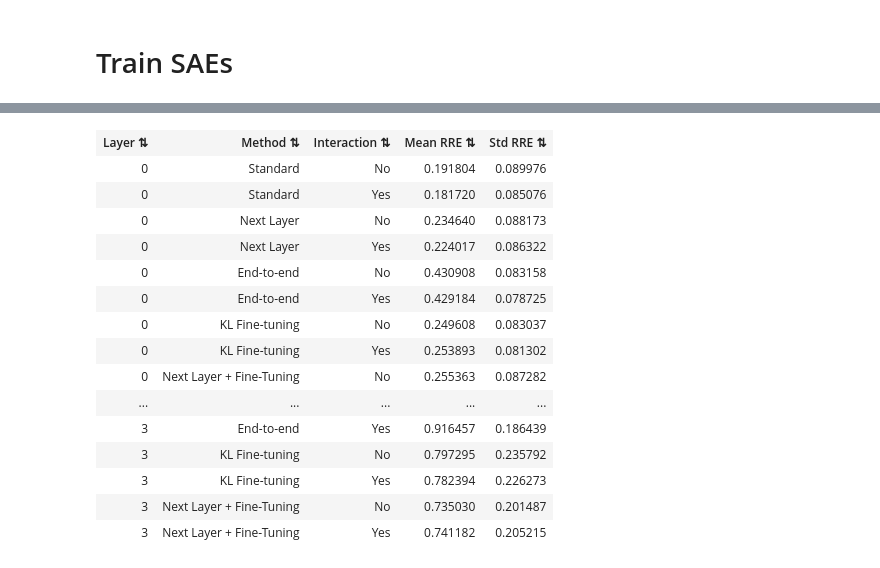
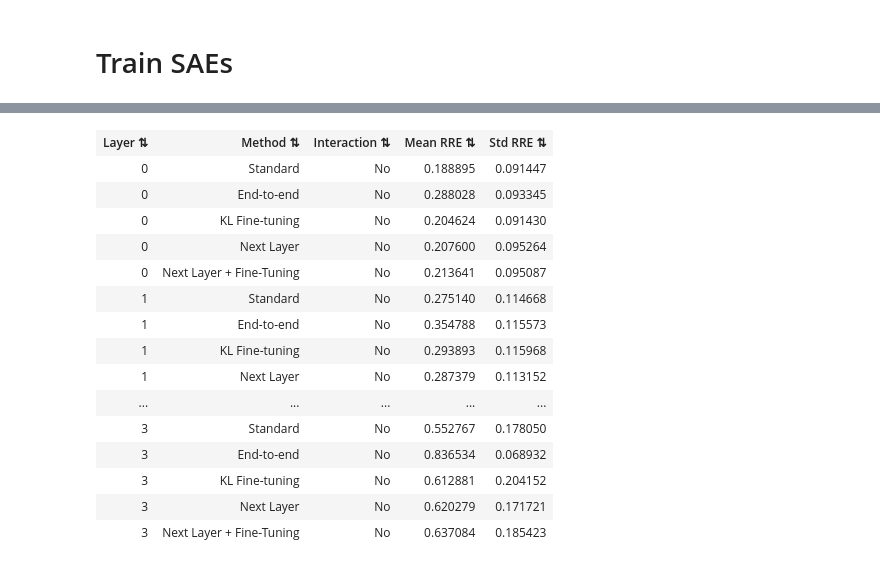
Before and after one commit to evan-lloyd/mechinterp-experiments, a Jupyter notebook: tiny_stories_sae/feature_interaction_demo.ipynb, the cells around one changed output, grey strips where cells are left out. Saved outputs shown, nothing was run; the diff lists cells and outputs as text; code cells hidden in the pictures.

```diff
--- a/tiny_stories_sae/feature_interaction_demo.ipynb
+++ b/tiny_stories_sae/feature_interaction_demo.ipynb
@@ -238,6 +238,8 @@ if VALIDATION_CACHE_DIR and (
     )
 # %%
 for spec in SAE_SPECS():
+    if spec[1] or spec[0] not in (TrainingMethod.standard, TrainingMethod.next_layer):
+        continue
     # We finetune these from checkpoints of other methods
     if spec[0] in (TrainingMethod.finetuned, TrainingMethod.next_layer_finetuned):
         continue
@@ -267,7 +269,7 @@ for spec in SAE_SPECS():
         f"mean rre={ {k: np.mean(v.rre).item() for k, v in validation_results[spec].layer_results.items() if v.rre is not None} })"
     )
     print(
-        f"mean kl={ {k: np.mean(v.kl).item() for k, v in validation_results[spec].layer_results.items() if v.kl is not None} })"
+        f"geom mean kl={ {k: np.exp(np.mean(np.log(v.kl[v.kl > 0]))).item() for k, v in validation_results[spec].layer_results.items() if v.kl is not None} })"
     )
 # %% [output]
 Training Standard, use_interaction=False
@@ -290,5 +289,7 @@ Layer 3
 # %%
 for spec in SAE_SPECS():
+    if spec[1] or spec[0] not in (TrainingMethod.finetuned,):
+        continue
     if spec[0] not in (TrainingMethod.finetuned, TrainingMethod.next_layer_finetuned):
         continue
     print(f"Training {spec[0].value}, use_interaction={spec[1]}")
@@ -322,7 +323,7 @@ for spec in SAE_SPECS():
         f"mean rre={ {k: np.mean(v.rre).item() for k, v in validation_results[spec].layer_results.items() if v.rre is not None} })"
     )
     print(
-        f"mean kl={ {k: np.mean(v.kl).item() for k, v in validation_results[spec].layer_results.items() if v.kl is not None} })"
+        f"geom mean kl={ {k: np.exp(np.mean(np.log(v.kl[v.kl > 0]))).item() for k, v in validation_results[spec].layer_results.items() if v.kl is not None} })"
     )
 # %% [output]
 Training KL Fine-tuning, use_interaction=False
@@ -571,0 +388,31 @@ display_sortable_html_table(headers, rows)
+# %%
+# Print final loss values as an HTML table
+headers = ["Method", "Interaction", "Layer", "Final Total Loss"]
+rows = []
+
+metric_key = "total_loss"
+for spec in training_results:
+    method, has_interaction = spec
+    method_label = method.value
+    interaction_label = "Yes" if has_interaction else "No"
+
+    train_result = training_results[spec]
+    for layer in train_result.keys():
+        # Get the last checkpoint's metrics
+        checkpoints = train_result[layer]
+        if checkpoints:
+            last_checkpoint = checkpoints[-1]
+            if metric_key not in last_checkpoint.step_metrics:
+                mk = "raw_loss.reconstruction"
+            else:
+                mk = metric_key
+            if (
+                mk in last_checkpoint.step_metrics
+                and len(last_checkpoint.step_metrics[mk]) > 0
+            ):
+                final_loss = last_checkpoint.step_metrics[mk][-1]
+                rows.append(
+                    [method_label, interaction_label, layer, f"{final_loss:.6f}"]
+                )
+
+display_sortable_html_table(headers, rows)
@@ -572,44 +616,46 @@ display_sortable_html_table(headers, rows)
 # %%
 # Print RRE statistics as an HTML table
 from tiny_stories_sae.ops import display_sortable_html_table
 
 headers = ["Layer", "Method", "Interaction", "Mean RRE", "Std RRE"]
 rows = []
 
 for layer in range(model.config.num_layers):
     for method, method_label in zip(methods, method_labels):
         for has_interaction in [False, True]:
             spec = (method, has_interaction)
+            if spec not in validation_results:
+                continue
             interaction_label = "Yes" if has_interaction else "No"
 
-            if spec in validation_results and layer in validation_results[spec].layer_results:
+            if layer in validation_results[spec].layer_results:
                 rre_values = validation_results[spec].layer_results[layer].rre
                 if rre_values is not None and len(rre_values) > 0:
                     mean_rre = np.mean(rre_values)
                     std_rre = np.std(rre_values)
                 else:
                     mean_rre, std_rre = 0, 0
             else:
                 mean_rre, std_rre = 0, 0
 
             rows.append([layer, method_label, interaction_label, f"{mean_rre:.6f}", f"{std_rre:.6f}"])
 
 display_sortable_html_table(headers, rows)
 # %% [output]
 | Layer ⇅ | Method ⇅ | Interaction ⇅ | Mean RRE ⇅ | Std RRE ⇅ |
-| 0 | Standard | No | 0.191804 | 0.089976 |
-| 0 | Standard | Yes | 0.181720 | 0.085076 |
-| 0 | Next Layer | No | 0.234640 | 0.088173 |
-| 0 | Next Layer | Yes | 0.224017 | 0.086322 |
-| 0 | End-to-end | No | 0.430908 | 0.083158 |
-| 0 | End-to-end | Yes | 0.429184 | 0.078725 |
-| 0 | KL Fine-tuning | No | 0.249608 | 0.083037 |
-| 0 | KL Fine-tuning | Yes | 0.253893 | 0.081302 |
-| 0 | Next Layer + Fine-Tuning | No | 0.255363 | 0.087282 |
+| 0 | Standard | No | 0.188895 | 0.091447 |
+| 0 | End-to-end | No | 0.288028 | 0.093345 |
+| 0 | KL Fine-tuning | No | 0.204624 | 0.091430 |
+| 0 | Next Layer | No | 0.207600 | 0.095264 |
+| 0 | Next Layer + Fine-Tuning | No | 0.213641 | 0.095087 |
+| 1 | Standard | No | 0.275140 | 0.114668 |
+| 1 | End-to-end | No | 0.354788 | 0.115573 |
+| 1 | KL Fine-tuning | No | 0.293893 | 0.115968 |
+| 1 | Next Layer | No | 0.287379 | 0.113152 |
 | ... | ... | ... | ... | ... |
-| 3 | End-to-end | Yes | 0.916457 | 0.186439 |
-| 3 | KL Fine-tuning | No | 0.797295 | 0.235792 |
-| 3 | KL Fine-tuning | Yes | 0.782394 | 0.226273 |
-| 3 | Next Layer + Fine-Tuning | No | 0.735030 | 0.201487 |
-| 3 | Next Layer + Fine-Tuning | Yes | 0.741182 | 0.205215 |
+| 3 | Standard | No | 0.552767 | 0.178050 |
+| 3 | End-to-end | No | 0.836534 | 0.068932 |
+| 3 | KL Fine-tuning | No | 0.612881 | 0.204152 |
+| 3 | Next Layer | No | 0.620279 | 0.171721 |
+| 3 | Next Layer + Fine-Tuning | No | 0.637084 | 0.185423 |
 # %%
```
Also changed, not shown: parts of 19 cells of this notebook, 8 other files.
